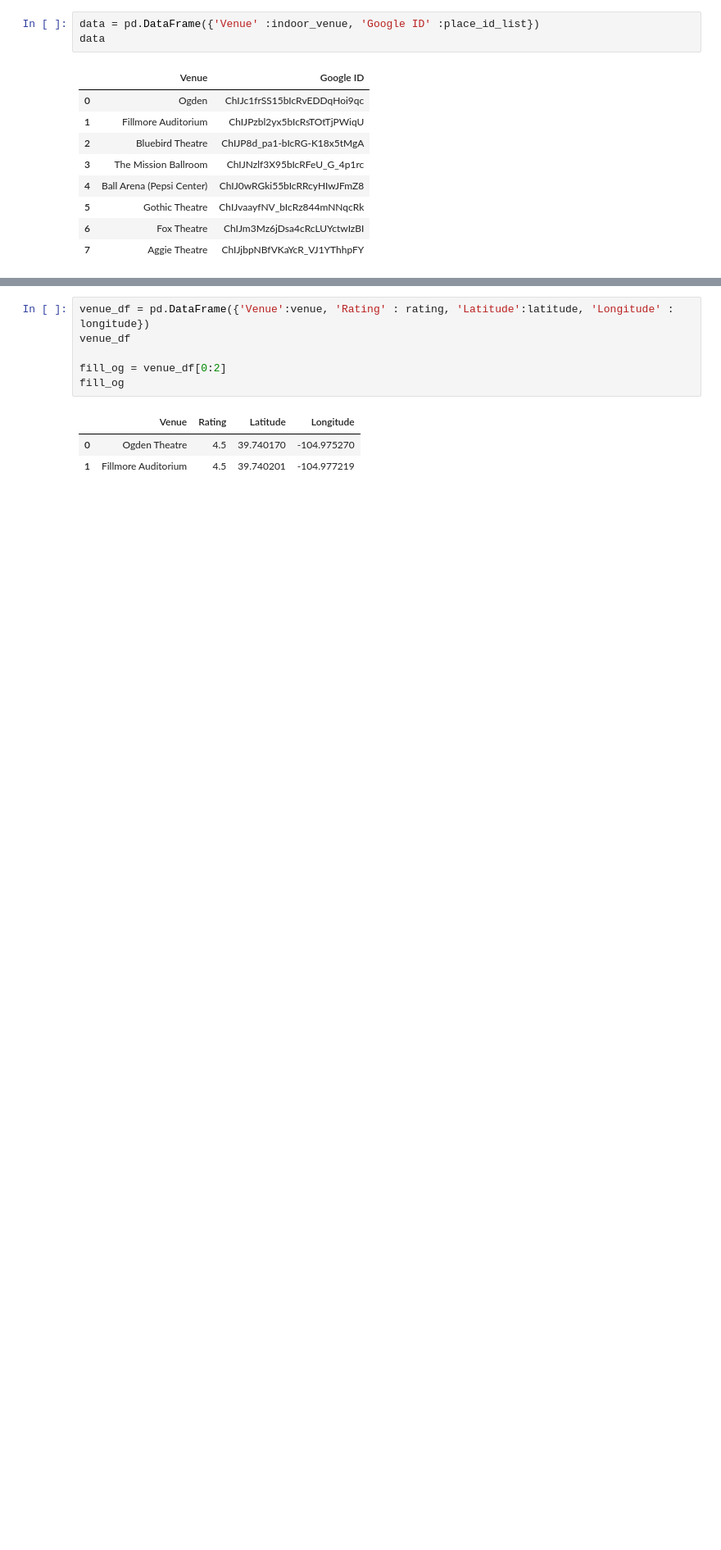
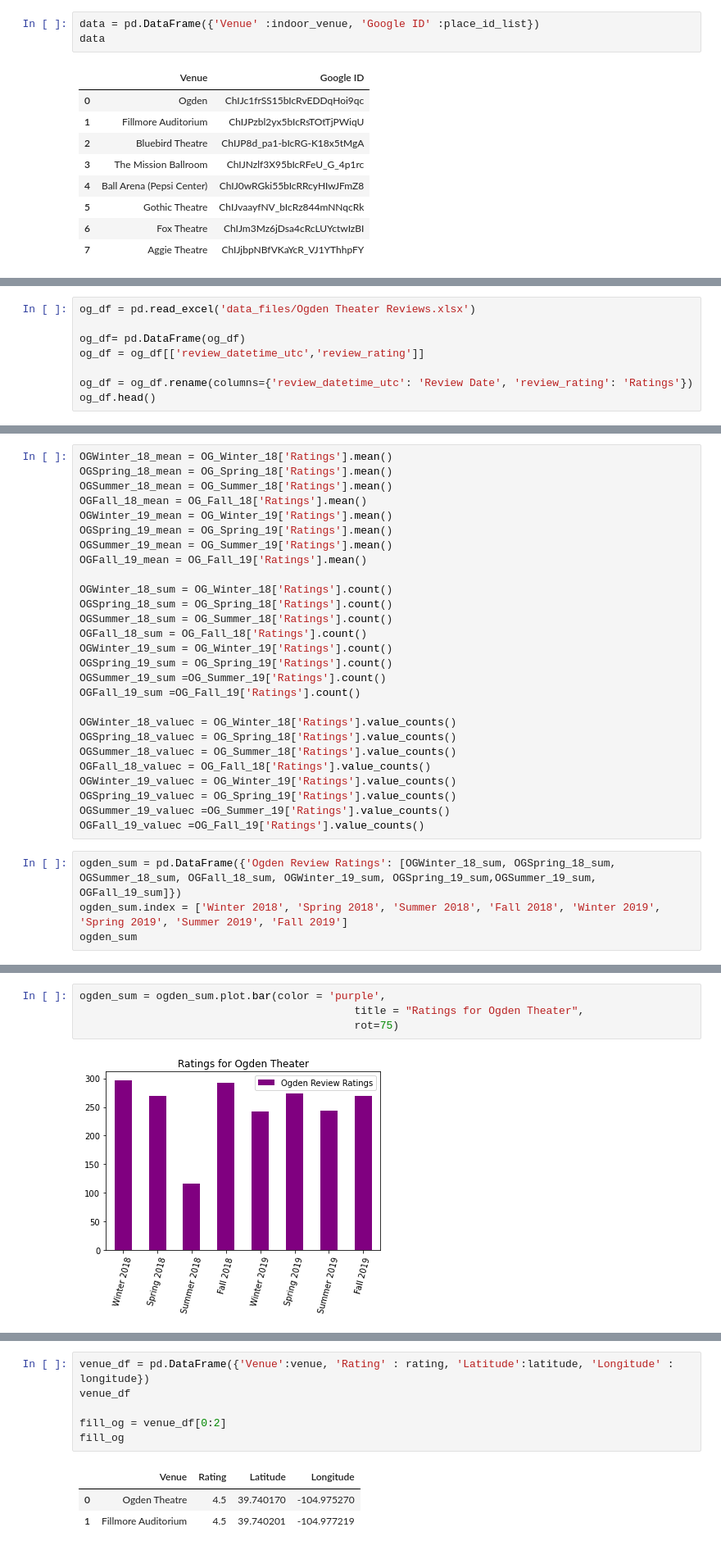
Before and after one commit to mattyk33/A-team, a Jupyter notebook: Untitled.ipynb, the cells around one changed output, grey strips where cells are left out. Shown at 82% size. Cells and saved outputs as stored; diff of their text form; blank space fills up the shorter version.

```diff
--- a/Untitled.ipynb
+++ b/Untitled.ipynb
@@ -126,0 +157,8 @@ Fall =[]
+# %%
+og_df = pd.read_excel('data_files/Ogden Theater Reviews.xlsx')
+
+og_df= pd.DataFrame(og_df)
+og_df = og_df[['review_datetime_utc','review_rating']]
+
+og_df = og_df.rename(columns={'review_datetime_utc': 'Review Date', 'review_rating': 'Ratings'})
+og_df.head()
@@ -126,0 +189,31 @@ Fall =[]
+# %%
+OGWinter_18_mean = OG_Winter_18['Ratings'].mean()
+OGSpring_18_mean = OG_Spring_18['Ratings'].mean()
+OGSummer_18_mean = OG_Summer_18['Ratings'].mean()
+OGFall_18_mean = OG_Fall_18['Ratings'].mean()
+OGWinter_19_mean = OG_Winter_19['Ratings'].mean()
+OGSpring_19_mean = OG_Spring_19['Ratings'].mean()
+OGSummer_19_mean = OG_Summer_19['Ratings'].mean()
+OGFall_19_mean = OG_Fall_19['Ratings'].mean()
+
+OGWinter_18_sum = OG_Winter_18['Ratings'].count()
+OGSpring_18_sum = OG_Spring_18['Ratings'].count()
+OGSummer_18_sum = OG_Summer_18['Ratings'].count()
+OGFall_18_sum = OG_Fall_18['Ratings'].count()
+OGWinter_19_sum = OG_Winter_19['Ratings'].count()
+OGSpring_19_sum = OG_Spring_19['Ratings'].count()
+OGSummer_19_sum =OG_Summer_19['Ratings'].count()
+OGFall_19_sum =OG_Fall_19['Ratings'].count()
+
+OGWinter_18_valuec = OG_Winter_18['Ratings'].value_counts()
+OGSpring_18_valuec = OG_Spring_18['Ratings'].value_counts()
+OGSummer_18_valuec = OG_Summer_18['Ratings'].value_counts()
+OGFall_18_valuec = OG_Fall_18['Ratings'].value_counts()
+OGWinter_19_valuec = OG_Winter_19['Ratings'].value_counts()
+OGSpring_19_valuec = OG_Spring_19['Ratings'].value_counts()
+OGSummer_19_valuec =OG_Summer_19['Ratings'].value_counts()
+OGFall_19_valuec =OG_Fall_19['Ratings'].value_counts()
+# %%
+ogden_sum = pd.DataFrame({'Ogden Review Ratings': [OGWinter_18_sum, OGSpring_18_sum, OGSummer_18_sum, OGFall_18_sum, OGWinter_19_sum, OGSpring_19_sum,OGSummer_19_sum, OGFall_19_sum]})
+ogden_sum.index = ['Winter 2018', 'Spring 2018', 'Summer 2018', 'Fall 2018', 'Winter 2019', 'Spring 2019', 'Summer 2019', 'Fall 2019']
+ogden_sum
@@ -126,0 +244,6 @@ Fall =[]
+# %%
+ogden_sum = ogden_sum.plot.bar(color = 'purple',
+                                           title = "Ratings for Ogden Theater",
+                                           rot=75)
+# %% [output]
+[figure, added]
```
Also changed, not shown: parts of 18 cells of this notebook, 2 other files.
